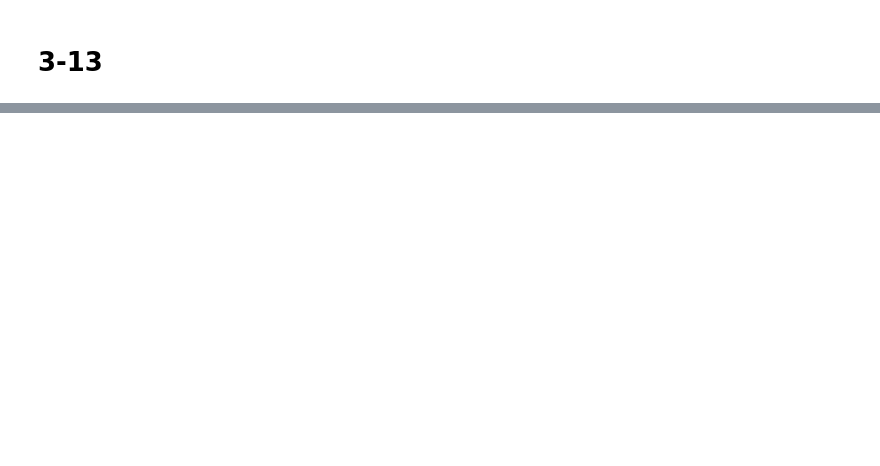
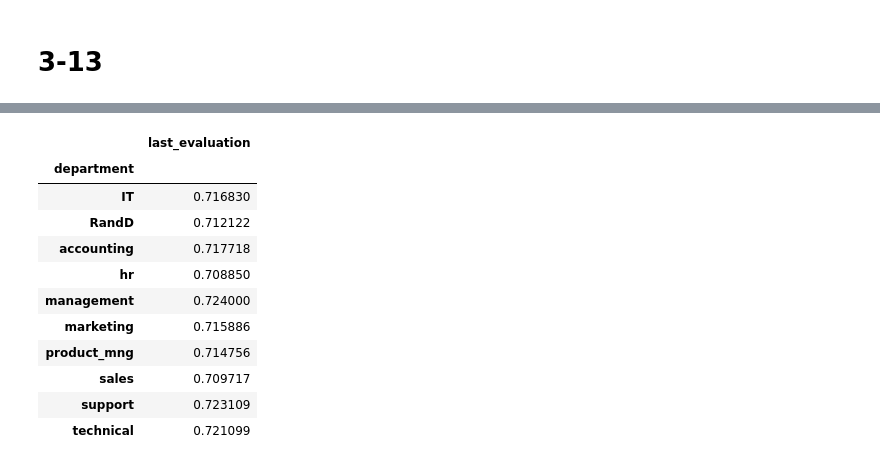
Before and after one commit to usstroot/notebook, a Jupyter notebook: Python3数据分析与挖掘建模实战/第3章 3-11.ipynb, the cells around one changed output, grey strips where cells are left out. Cells and saved outputs as stored; diff of their text form; code cells hidden in the pictures; blank space fills up the shorter version.

```diff
--- a/Python3数据分析与挖掘建模实战/第3章 3-11.ipynb
+++ b/Python3数据分析与挖掘建模实战/第3章 3-11.ipynb
@@ -176,0 +269,15 @@ Name: number_project, dtype: float64
+# %%
+df.loc[:,["last_evaluation","department"]].groupby("department").mean()
+# %% [output]
+|  | last_evaluation |
+| department |  |
+| IT | 0.716830 |
+| RandD | 0.712122 |
+| accounting | 0.717718 |
+| hr | 0.708850 |
+| management | 0.724000 |
+| marketing | 0.715886 |
+| product_mng | 0.714756 |
+| sales | 0.709717 |
+| support | 0.723109 |
+| technical | 0.721099 |
```
Also changed, not shown: parts of 61 cells of this notebook, 1 other file.
